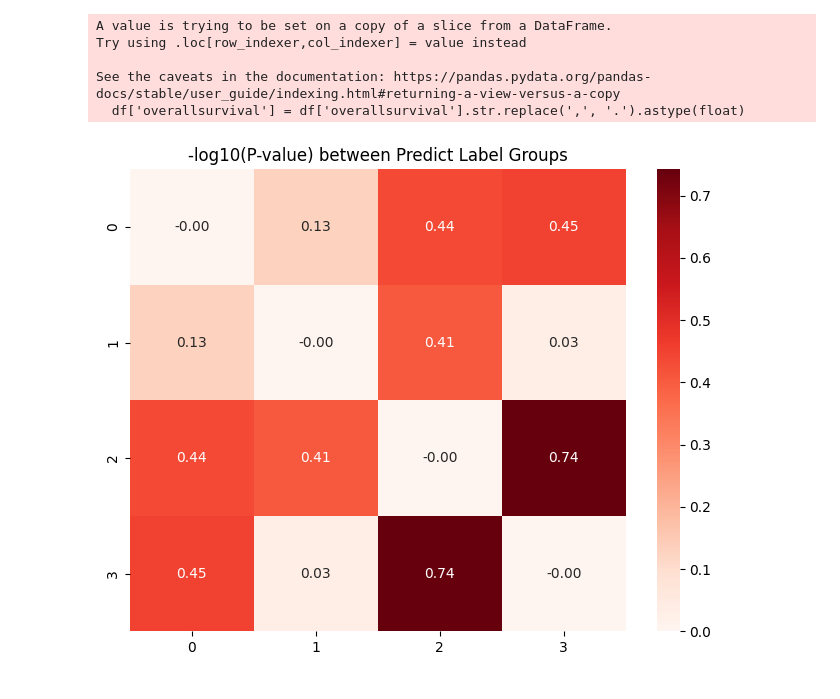
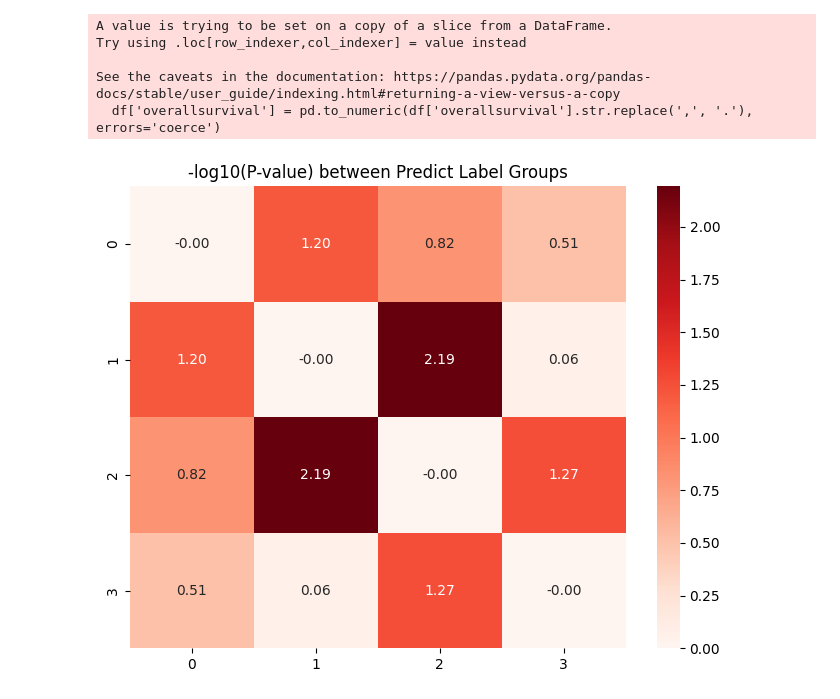
Before and after one commit to haitranduc4270/MoGCN, a Jupyter notebook: survival_analysis.ipynb, the cells around one changed output. Drawn from its saved outputs; the diff is of its cells as text; code cells hidden in the pictures.

```diff
--- a/survival_analysis.ipynb
+++ b/survival_analysis.ipynb
@@ -7,7 +7,7 @@ import numpy as np
 from scipy import stats
 import seaborn as sns
 
-predict = pd.read_csv('result/GAT_predicted_data.csv');
+predict = pd.read_csv('data\sample_classes.csv');
 predict = predict.rename(columns={predict.columns[0]: 'id_key'})
 
 clinical_data = pd.read_csv('data/clinical/Human__TCGA_BRCA__MS__Clinical__Clinical__01_28_2016__BI__Clinical__Firehose.tsi', sep='\t')
@@ -19,6 +19,5 @@ clinical_data['id_key'] = clinical_data['patient_id'].str.replace('.', '-', rege
 
 result = pd.merge(predict, clinical_data, on='id_key', how='left')
 
-print(result)
 print(result.columns)
 # %% [output]
@@ -214,42 +275,43 @@ import matplotlib.pyplot as plt
 import pandas as pd
 
 # Giả sử df là dataframe của bạn
-df = result[['overallsurvival', 'status', 'predict_label', 'id_key']]
+df = result[['overallsurvival', 'status', 'class', 'id_key']]
 
 # Chuyển đổi cột 'overallsurvival' thành số (thay dấu phẩy thành dấu chấm)
-df['overallsurvival'] = df['overallsurvival'].str.replace(',', '.').astype(float)
+df['overallsurvival'] = pd.to_numeric(df['overallsurvival'].str.replace(',', '.'), errors='coerce')
+df_clean = df.dropna(subset=['overallsurvival', 'status'])
 
 # Tính p-values giữa các nhóm
-results = pairwise_logrank_test(df['overallsurvival'], df['predict_label'], df['status'])
+results = pairwise_logrank_test(df['overallsurvival'], df['class'], df['status'])
 
 # Lấy danh sách nhãn
-labels = sorted(df['predict_label'].unique())
+labels = sorted(df['class'].unique())
 
 # Tạo ma trận rỗng cho p-value
 p_matrix = pd.DataFrame(np.ones((len(labels), len(labels))), index=labels, columns=labels)
 
 # Điền các p-value vào ma trận
 p_values = results.p_value  # Đây là mảng một chiều
 k = 0  # Biến để theo dõi chỉ mục trong mảng p_values
 for i in range(len(labels)):
     for j in range(i+1, len(labels)):
         p = p_values[k]  # Truy xuất p-value theo chỉ mục k
         p_matrix.loc[labels[i], labels[j]] = p
         p_matrix.loc[labels[j], labels[i]] = p
         k += 1  # Tăng chỉ mục để lấy p-value tiếp theo
 
 # Tính –log10(P) để làm rõ sự khác biệt
 log_p = -np.log10(p_matrix)
 
 # Vẽ heatmap
 plt.figure(figsize=(8, 6))
 sns.heatmap(log_p, annot=True, cmap="Reds", fmt=".2f")
 plt.title("-log10(P-value) between Predict Label Groups")
 plt.show()
 # %% [output]
 A value is trying to be set on a copy of a slice from a DataFrame.
 Try using .loc[row_indexer,col_indexer] = value instead
 
 See the caveats in the documentation: https://pandas.pydata.org/pandas-docs/stable/user_guide/indexing.html#returning-a-view-versus-a-copy
-  df['overallsurvival'] = df['overallsurvival'].str.replace(',', '.').astype(float)
+  df['overallsurvival'] = pd.to_numeric(df['overallsurvival'].str.replace(',', '.'), errors='coerce')
-[figure, old version]
+[figure, new version]
```
Also changed, not shown: parts of 12 cells of this notebook.
